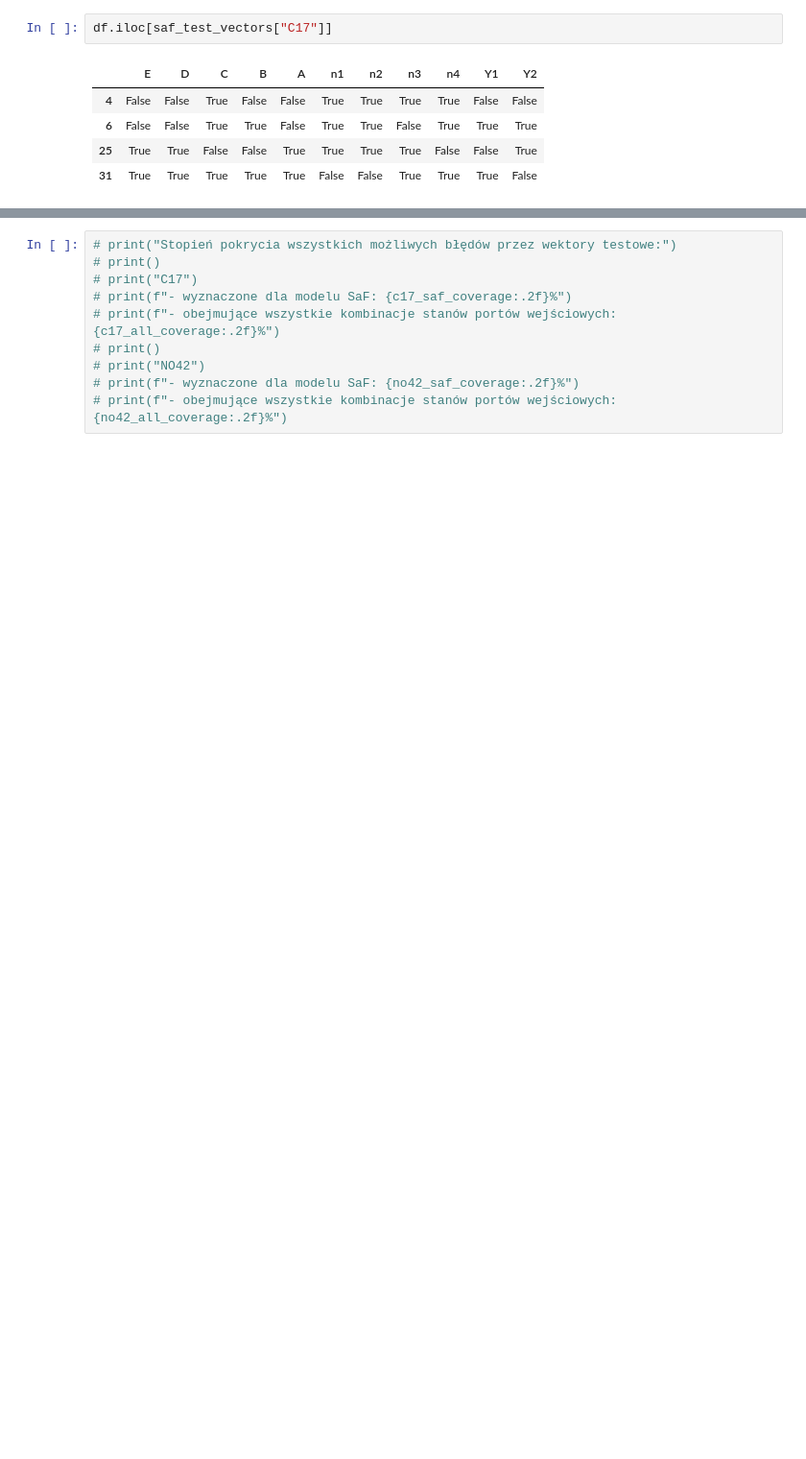
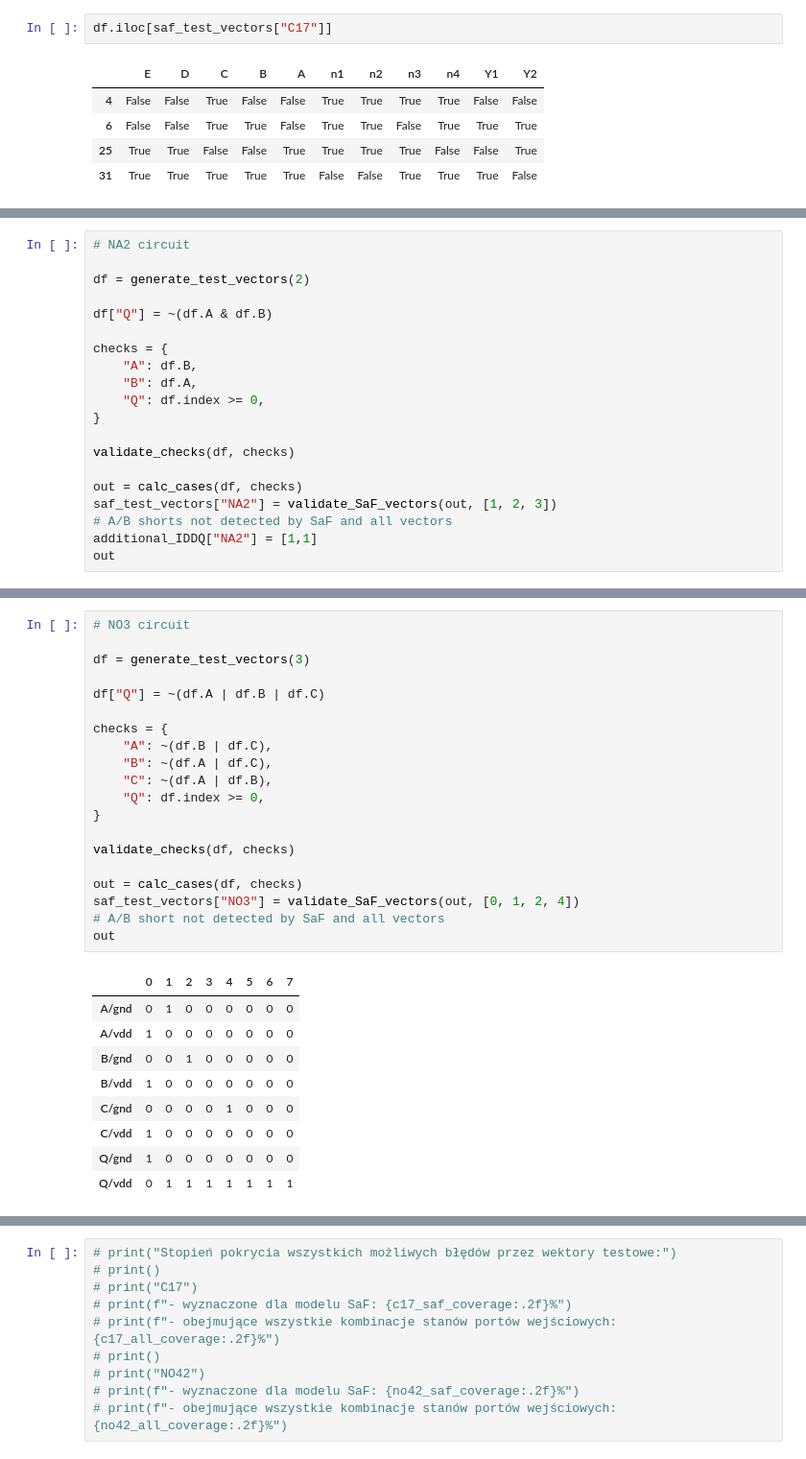
Before and after one commit to TMALFSSISAWBOJBUMA/DefSim-SaF-tests, a Jupyter notebook: tests.ipynb, the cells around one changed output, grey strips where cells are left out. Shown: that part at 96% size. Cells and saved outputs as stored; diff of their text form; blank space fills up the shorter version.

```diff
--- a/tests.ipynb
+++ b/tests.ipynb
@@ -170,0 +197,20 @@ out_no42
+# %%
+# NA2 circuit
+
+df = generate_test_vectors(2)
+
+df["Q"] = ~(df.A & df.B)
+
+checks = {
+    "A": df.B,
+    "B": df.A,
+    "Q": df.index >= 0,
+}
+
+validate_checks(df, checks)
+
+out = calc_cases(df, checks)
+saf_test_vectors["NA2"] = validate_SaF_vectors(out, [1, 2, 3])
+# A/B shorts not detected by SaF and all vectors
+additional_IDDQ["NA2"] = [1,1]
+out
@@ -170,0 +225,30 @@ out_no42
+# %%
+# NO3 circuit
+
+df = generate_test_vectors(3)
+
+df["Q"] = ~(df.A | df.B | df.C)
+
+checks = {
+    "A": ~(df.B | df.C),
+    "B": ~(df.A | df.C),
+    "C": ~(df.A | df.B),
+    "Q": df.index >= 0,
+}
+
+validate_checks(df, checks)
+
+out = calc_cases(df, checks)
+saf_test_vectors["NO3"] = validate_SaF_vectors(out, [0, 1, 2, 4])
+# A/B short not detected by SaF and all vectors
+out
+# %% [output]
+|  | 0 | 1 | 2 | 3 | 4 | 5 | 6 | 7 |
+| A/gnd | 0 | 1 | 0 | 0 | 0 | 0 | 0 | 0 |
+| A/vdd | 1 | 0 | 0 | 0 | 0 | 0 | 0 | 0 |
+| B/gnd | 0 | 0 | 1 | 0 | 0 | 0 | 0 | 0 |
+| B/vdd | 1 | 0 | 0 | 0 | 0 | 0 | 0 | 0 |
+| C/gnd | 0 | 0 | 0 | 0 | 1 | 0 | 0 | 0 |
+| C/vdd | 1 | 0 | 0 | 0 | 0 | 0 | 0 | 0 |
+| Q/gnd | 1 | 0 | 0 | 0 | 0 | 0 | 0 | 0 |
+| Q/vdd | 0 | 1 | 1 | 1 | 1 | 1 | 1 | 1 |
```
Also changed, not shown: parts of 10 cells of this notebook.
